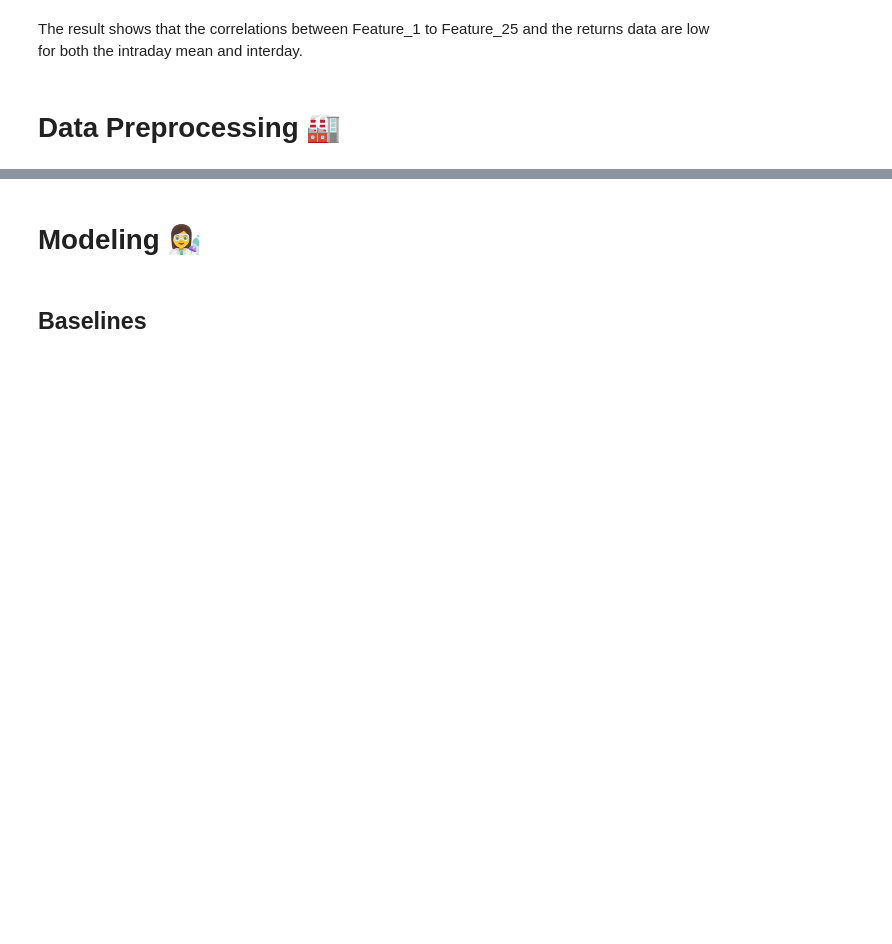
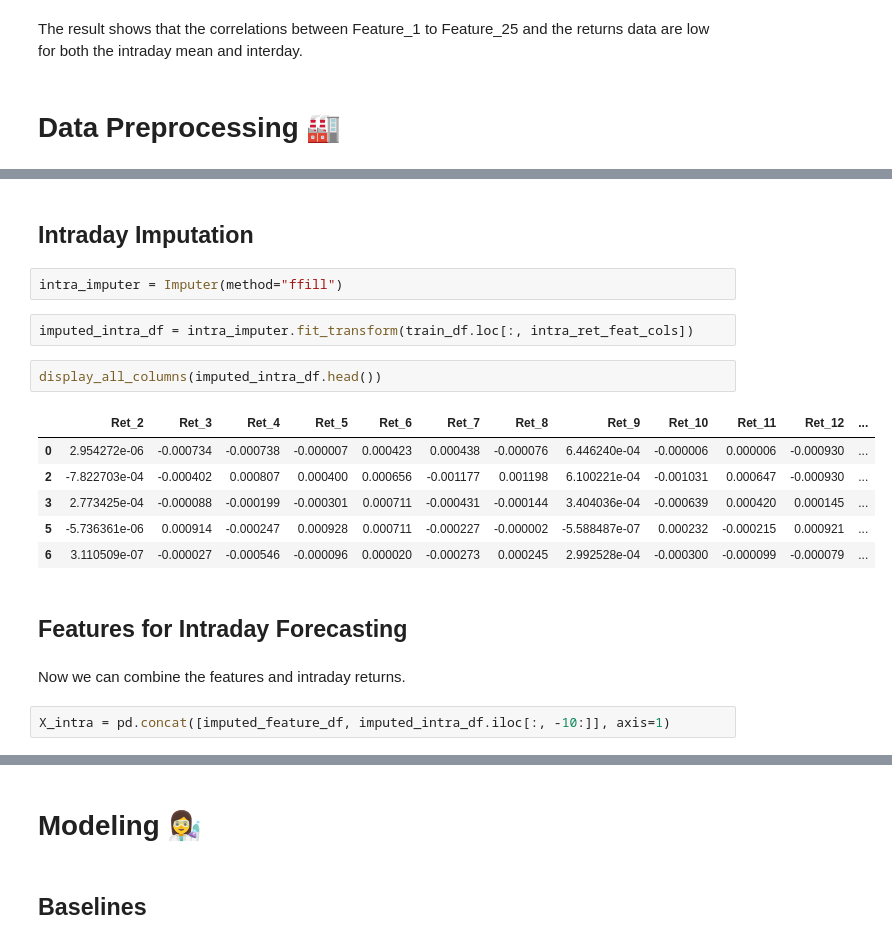
Before and after one commit to prompath/kaggle-the-winton-stock-market-challenge, a Jupyter notebook: [Kaggle] The Winton Stock Market Challenge - Jeerawat.ipynb, the cells around one changed output, grey strips where cells are left out. Drawn from its saved outputs; the diff is of its cells as text; blank space fills up the shorter version.

```diff
--- a/[Kaggle] The Winton Stock Market Challenge - Jeerawat.ipynb
+++ b/[Kaggle] The Winton Stock Market Challenge - Jeerawat.ipynb
@@ -618,0 +679,21 @@ From our data analysis we can initially use a subset of features and see the res
+# %% [markdown]
+## Intraday Imputation
+# %%
+intra_imputer = Imputer(method="ffill")
+# %%
+imputed_intra_df = intra_imputer.fit_transform(train_df.loc[:, intra_ret_feat_cols])
+# %%
+display_all_columns(imputed_intra_df.head())
+# %% [output]
+|  | Ret_2 | Ret_3 | Ret_4 | Ret_5 | Ret_6 | Ret_7 | Ret_8 | Ret_9 | Ret_10 | Ret_11 | Ret_12 | ... |
+| 0 | 2.954272e-06 | -0.000734 | -0.000738 | -0.000007 | 0.000423 | 0.000438 | -0.000076 | 6.446240e-04 | -0.000006 | 0.000006 | -0.000930 | ... |
+| 2 | -7.822703e-04 | -0.000402 | 0.000807 | 0.000400 | 0.000656 | -0.001177 | 0.001198 | 6.100221e-04 | -0.001031 | 0.000647 | -0.000930 | ... |
+| 3 | 2.773425e-04 | -0.000088 | -0.000199 | -0.000301 | 0.000711 | -0.000431 | -0.000144 | 3.404036e-04 | -0.000639 | 0.000420 | 0.000145 | ... |
+| 5 | -5.736361e-06 | 0.000914 | -0.000247 | 0.000928 | 0.000711 | -0.000227 | -0.000002 | -5.588487e-07 | 0.000232 | -0.000215 | 0.000921 | ... |
+| 6 | 3.110509e-07 | -0.000027 | -0.000546 | -0.000096 | 0.000020 | -0.000273 | 0.000245 | 2.992528e-04 | -0.000300 | -0.000099 | -0.000079 | ... |
+# %% [markdown]
+## Features for Intraday Forecasting
+# %% [markdown]
+Now we can combine the features and intraday returns.
+# %%
+X_intra = pd.concat([imputed_feature_df, imputed_intra_df.iloc[:, -10:]], axis=1)
```
Also changed, not shown: parts of 15 cells of this notebook.
